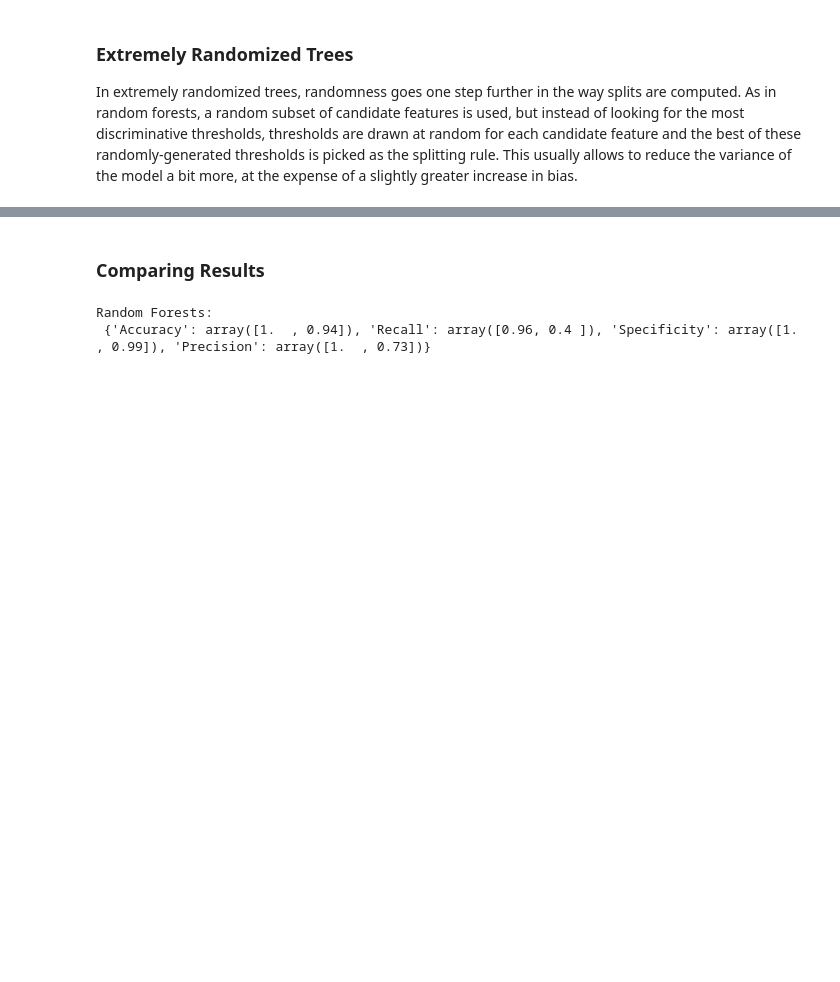
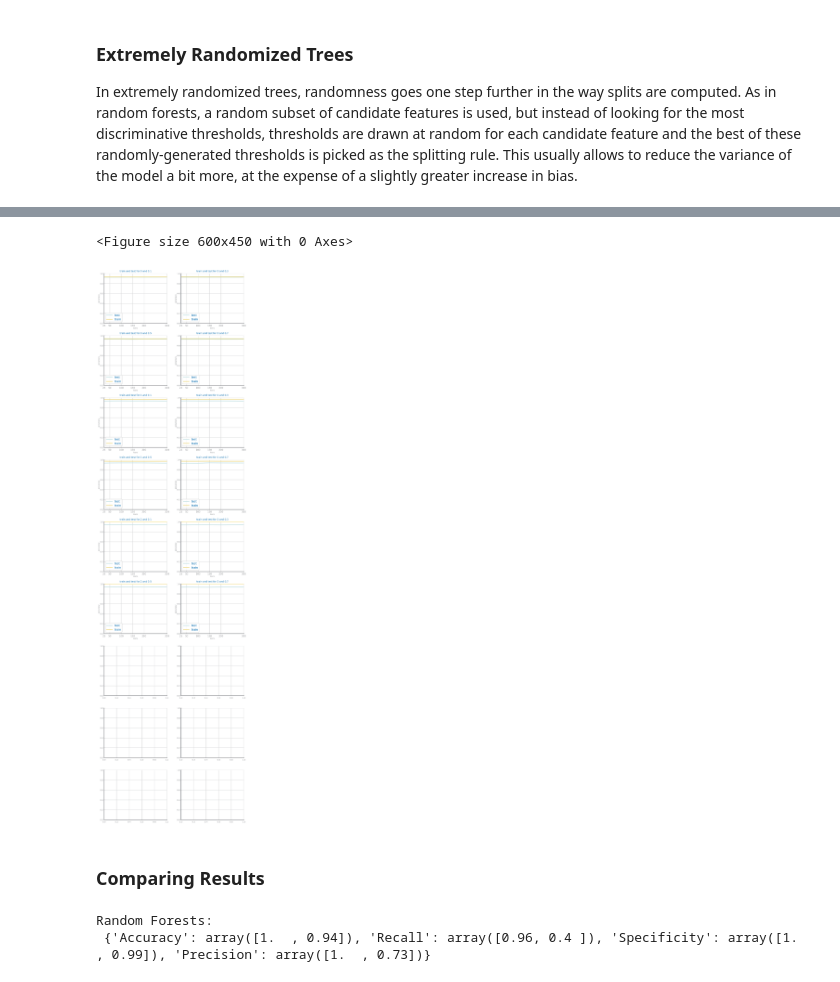
Before and after one commit to HerouFenix/cdados-project, a Jupyter notebook: Classification/RandomForests/RandomForests_QSAR.ipynb, the cells around one changed output, grey strips where cells are left out. Drawn from its saved outputs; the diff is of its cells as text; code cells hidden in the pictures; blank space fills up the shorter version.

```diff
--- a/Classification/RandomForests/RandomForests_QSAR.ipynb
+++ b/Classification/RandomForests/RandomForests_QSAR.ipynb
@@ -117,3 +168,8 @@ KeyboardInterrupt:
+# %%
+plot_overfit(over_analisys)
+# %% [output]
+<Figure size 600x450 with 0 Axes>
+[figure, added]
 # %% [markdown]
 ### Comparing Results
 # %%
```
Also changed, not shown: parts of 4 cells of this notebook, 1 other file.
